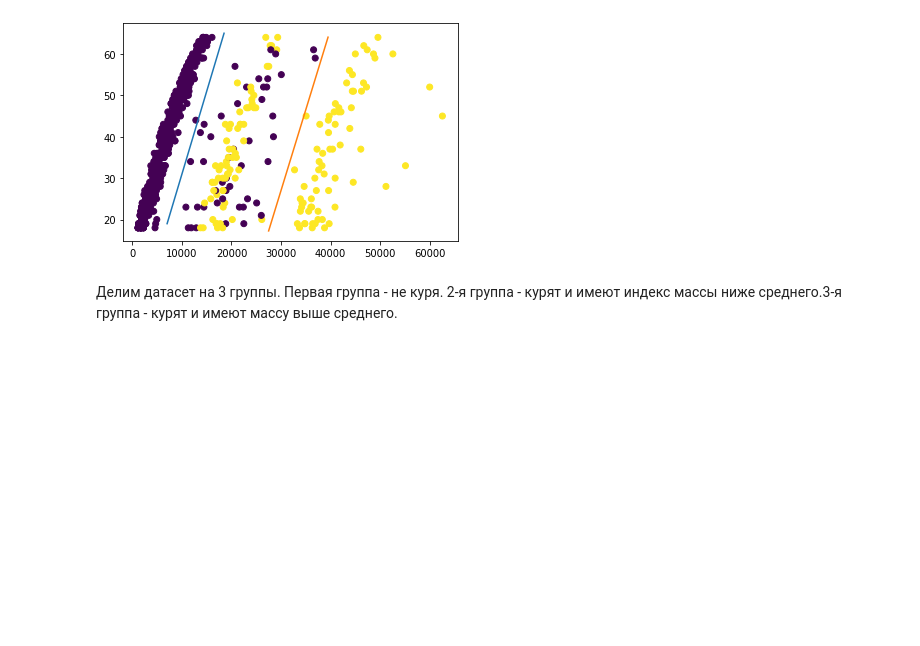
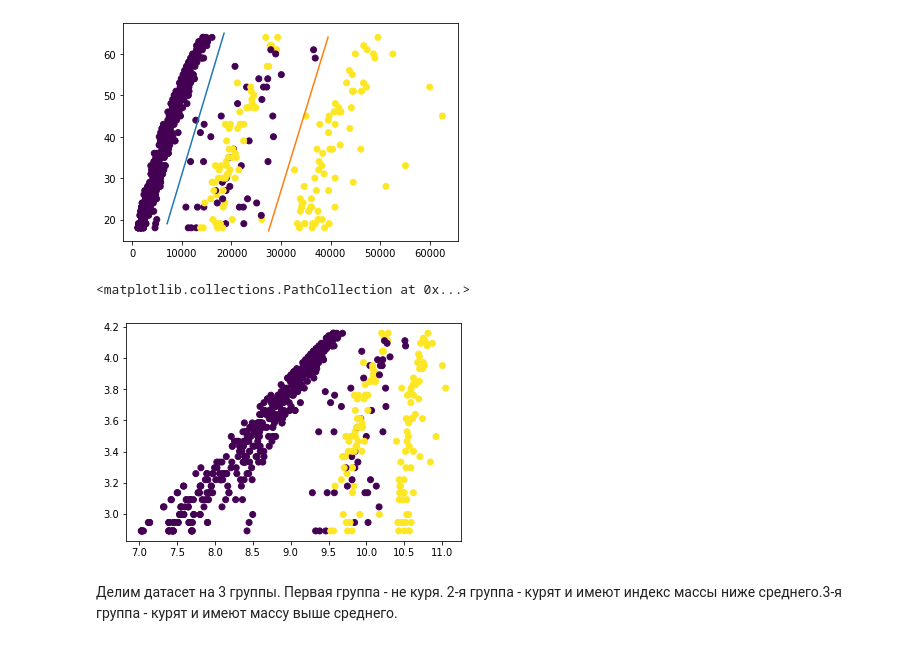
Before and after one commit to vzorspb/DE_Sprint, a Jupyter notebook: Task_1_4.ipynb, the cells around one changed output. Drawn from its saved outputs; the diff is of its cells as text; code cells hidden in the pictures; blank space fills up the shorter version.

```diff
--- a/Task_1_4.ipynb
+++ b/Task_1_4.ipynb
@@ -107,6 +107,11 @@ arr_type2=np.array (type2).T
 arr_type3=np.array (type3).T
 # %% [output]
 [figure]
+# %%
+plt.scatter(np.log(arr[6]),np.log(arr[0]),c=arr[4])
+# %% [output]
+<matplotlib.collections.PathCollection at 0x...>
+[figure, added]
 # %% [markdown]
 Делим датасет на 3 группы. Первая группа - не куря. 2-я группа - курят и имеют индекс массы ниже среднего.3-я группа - курят и имеют массу выше среднего.
 # %%
```
Also changed, not shown: parts of 2 cells of this notebook.
